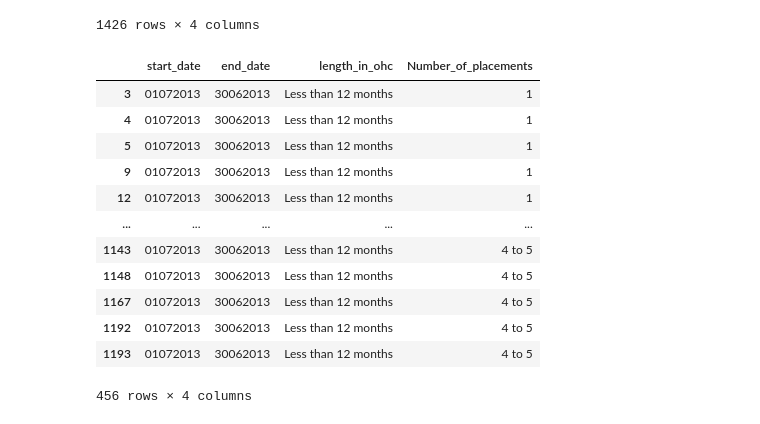
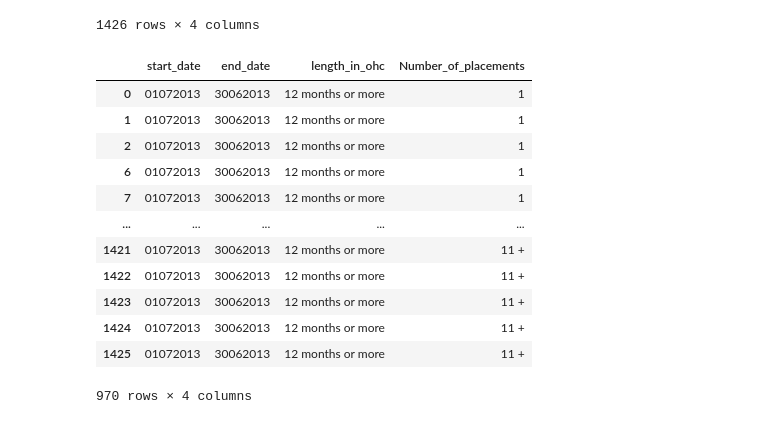
Before and after one commit to BonnerDev/final-project, a Jupyter notebook: workbook.ipynb, the cells around one changed output. Cells and saved outputs as stored; diff of their text form; code cells hidden in the pictures.

```diff
--- a/workbook.ipynb
+++ b/workbook.ipynb
@@ -64,18 +82,19 @@ data2
 1426 rows × 4 columns
 # %%
 less_12 = data2.loc[data2["length_in_ohc"]=="Less than 12 months", :]
-over_12 = data2.loc[data2["length_in_ohc"]=="Less than 12 months", :]
+over_12 = data2.loc[data2["length_in_ohc"]=="12 months or more", :]
+over_12
 # %% [output]
 |  | start_date | end_date | length_in_ohc | Number_of_placements |
-| 3 | 01072013 | 30062013 | Less than 12 months | 1 |
-| 4 | 01072013 | 30062013 | Less than 12 months | 1 |
-| 5 | 01072013 | 30062013 | Less than 12 months | 1 |
-| 9 | 01072013 | 30062013 | Less than 12 months | 1 |
-| 12 | 01072013 | 30062013 | Less than 12 months | 1 |
+| 0 | 01072013 | 30062013 | 12 months or more | 1 |
+| 1 | 01072013 | 30062013 | 12 months or more | 1 |
+| 2 | 01072013 | 30062013 | 12 months or more | 1 |
+| 6 | 01072013 | 30062013 | 12 months or more | 1 |
+| 7 | 01072013 | 30062013 | 12 months or more | 1 |
 | ... | ... | ... | ... | ... |
-| 1143 | 01072013 | 30062013 | Less than 12 months | 4 to 5 |
-| 1148 | 01072013 | 30062013 | Less than 12 months | 4 to 5 |
-| 1167 | 01072013 | 30062013 | Less than 12 months | 4 to 5 |
-| 1192 | 01072013 | 30062013 | Less than 12 months | 4 to 5 |
-| 1193 | 01072013 | 30062013 | Less than 12 months | 4 to 5 |
+| 1421 | 01072013 | 30062013 | 12 months or more | 11 + |
+| 1422 | 01072013 | 30062013 | 12 months or more | 11 + |
+| 1423 | 01072013 | 30062013 | 12 months or more | 11 + |
+| 1424 | 01072013 | 30062013 | 12 months or more | 11 + |
+| 1425 | 01072013 | 30062013 | 12 months or more | 11 + |
-456 rows × 4 columns
+970 rows × 4 columns
```
Also changed, not shown: parts of 9 cells of this notebook, 5 other files.
